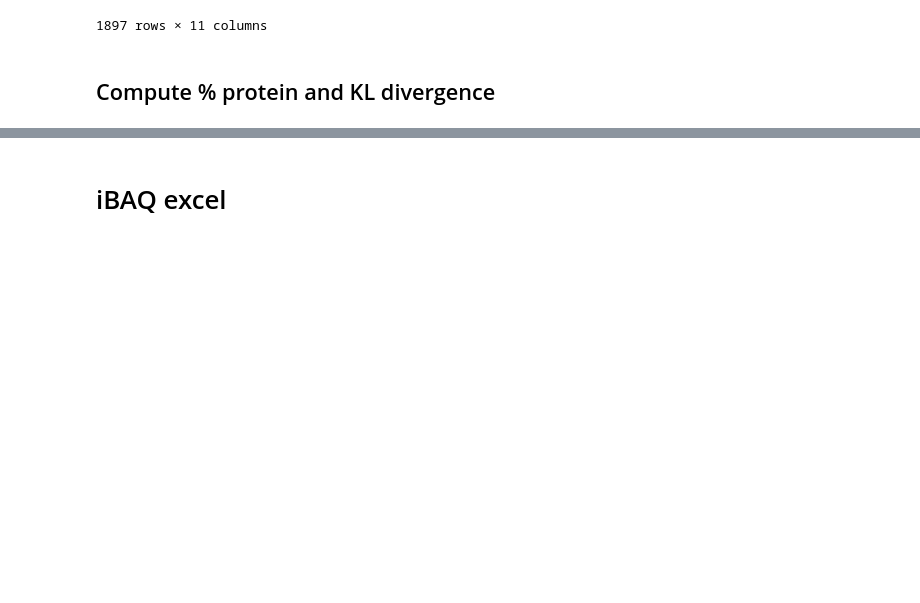
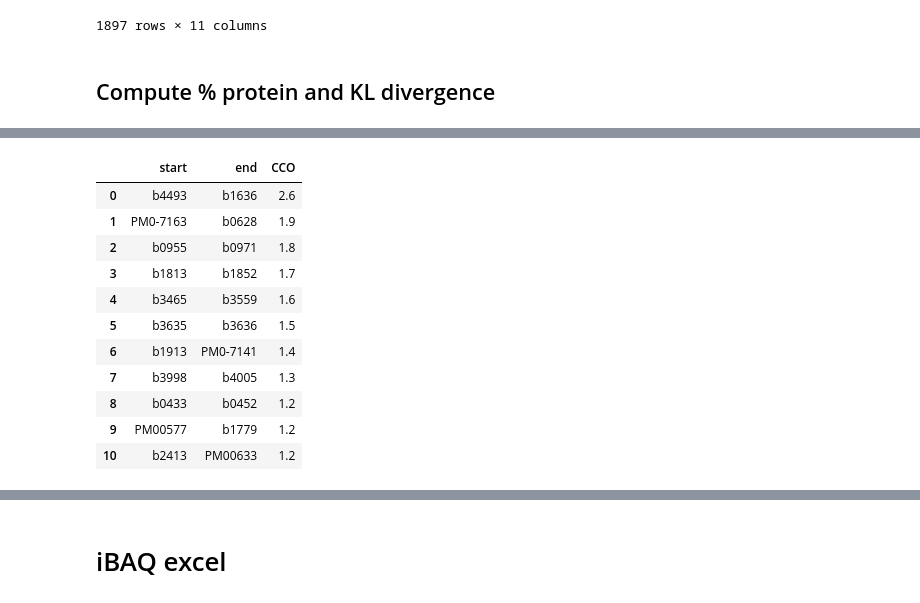
Before and after one commit to djinnome/MaxMass, a Jupyter notebook: src/CCO/CCO iBAQ.ipynb, the cells around one changed output, grey strips where cells are left out. Saved outputs shown, nothing was run; the diff lists cells and outputs as text; code cells hidden in the pictures; blank space fills up the shorter version.

```diff
--- a/src/CCO/CCO iBAQ.ipynb
+++ b/src/CCO/CCO iBAQ.ipynb
@@ -226,0 +262,36 @@ mol_pct.sum(axis=0).to_frame('Sum')
+# %%
+import io
+solutionstr = """
+,end,start,status
+0,b0971,b0957,Optimal
+1,b4433,b1823,Optimal
+2,b3461,b3460,Optimal
+3,b0024,b0023,Optimal
+4,b4698,b1480,Optimal
+5,b4674,b1324,Optimal
+6,PM0-9375,b0755,Optimal
+7,b4677,b1857,Optimal
+8,b4595,b1237,Optimal
+9,b4471,b3098,Optimal
+10,PM0-10230,b1739,Optimal
+"""
+
+solution = pd.read_csv('../out/local_result_essential.csv',index_col=0)
+solution['start'] = solution['start'].str.split('_').str.get(-1)
+solution['end'] = solution['end'].str.split('_').str.get(-1)
+solution['CCO'] = (abundance.loc[solution['end'],
+              'iBAQ_W3110'].reset_index()['iBAQ_W3110'] - abundance.loc[solution['start'], 'iBAQ_W3110'].reset_index()['iBAQ_W3110']).round(3)*100
+solution[['start','end','CCO']]
+# %% [output]
+|  | start | end | CCO |
+| 0 | b4493 | b1636 | 2.6 |
+| 1 | PM0-7163 | b0628 | 1.9 |
+| 2 | b0955 | b0971 | 1.8 |
+| 3 | b1813 | b1852 | 1.7 |
+| 4 | b3465 | b3559 | 1.6 |
+| 5 | b3635 | b3636 | 1.5 |
+| 6 | b1913 | PM0-7141 | 1.4 |
+| 7 | b3998 | b4005 | 1.3 |
+| 8 | b0433 | b0452 | 1.2 |
+| 9 | PM00577 | b1779 | 1.2 |
+| 10 | b2413 | PM00633 | 1.2 |
```
Also changed, not shown: parts of 7 cells of this notebook, 5 other files.
